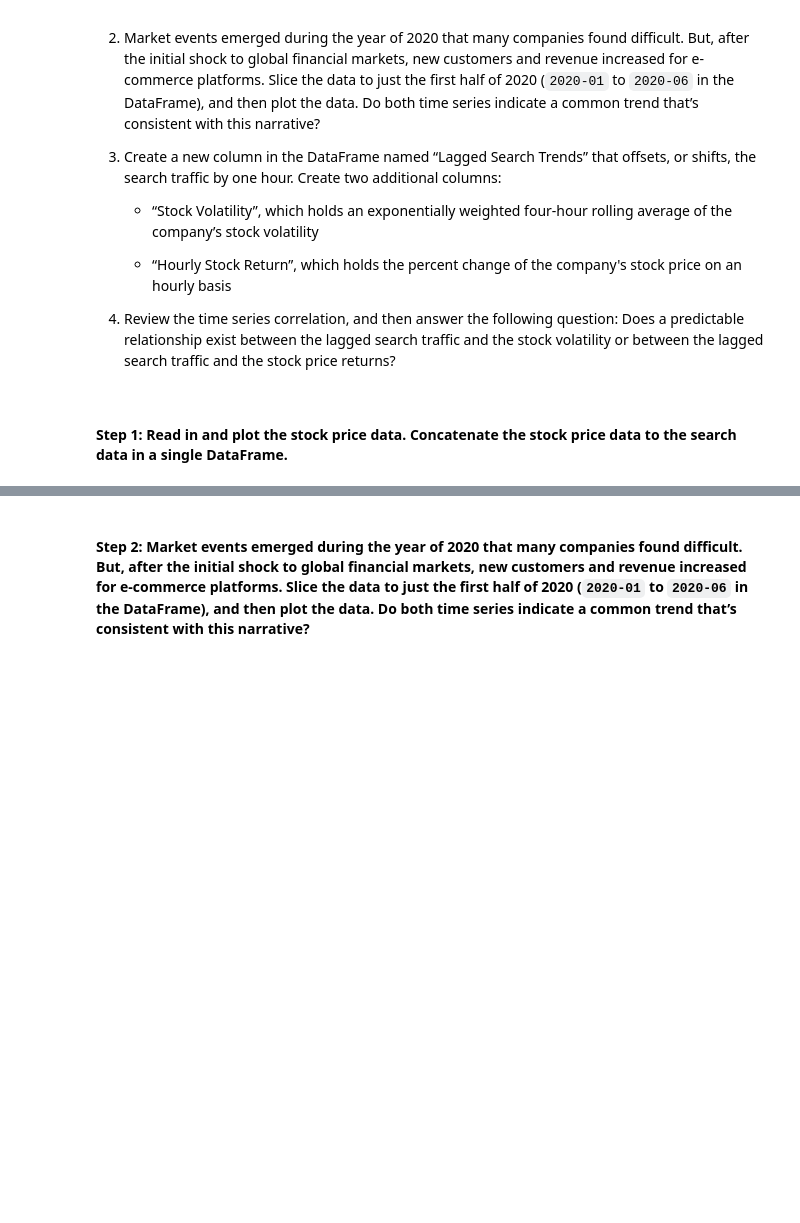
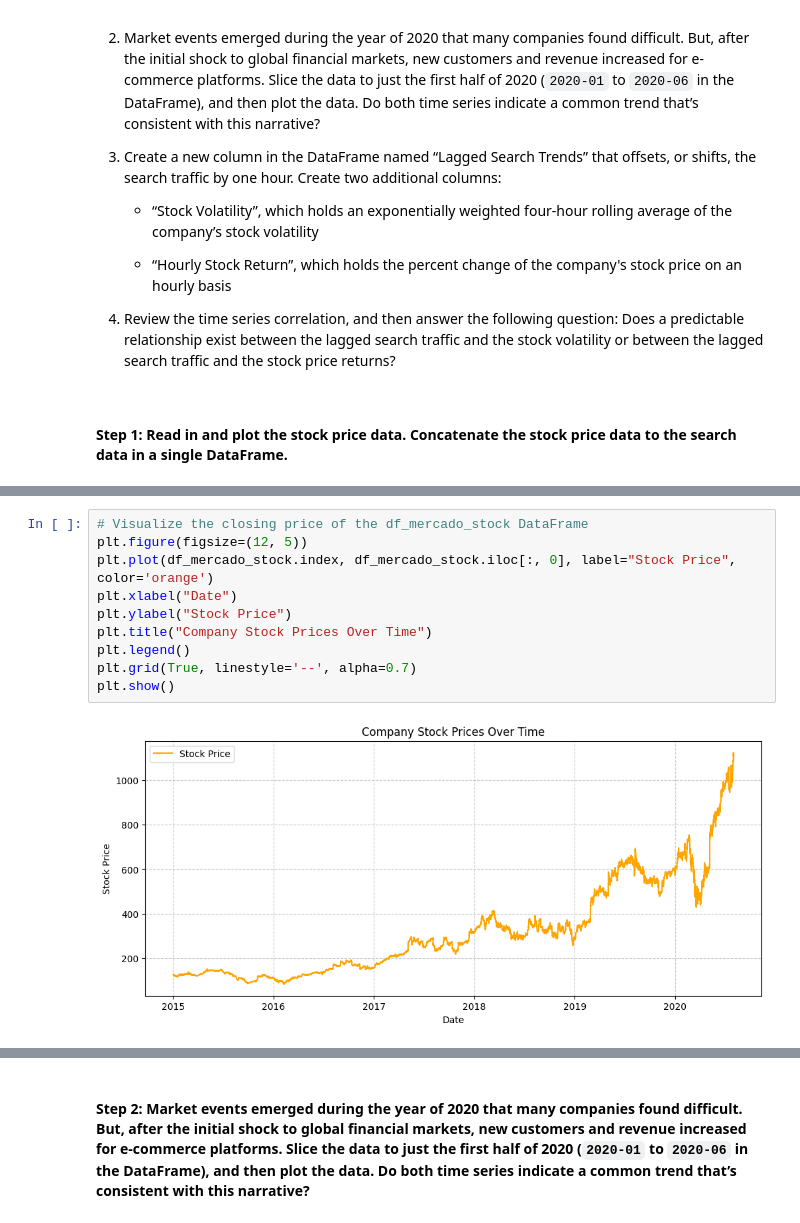
Before and after one commit to pooleel/prophet-challenge, a Jupyter notebook: forecasting_net_prophet.ipynb, the cells around one changed output, grey strips where cells are left out. Cells and saved outputs as stored; diff of their text form; blank space fills up the shorter version.

```diff
--- a/forecasting_net_prophet.ipynb
+++ b/forecasting_net_prophet.ipynb
@@ -254,3 +265,15 @@ URLError: <urlopen error [Errno 11002] getaddrinfo failed>
+# %%
+# Visualize the closing price of the df_mercado_stock DataFrame
+plt.figure(figsize=(12, 5))
+plt.plot(df_mercado_stock.index, df_mercado_stock.iloc[:, 0], label="Stock Price", color='orange')
+plt.xlabel("Date")
+plt.ylabel("Stock Price")
+plt.title("Company Stock Prices Over Time")
+plt.legend()
+plt.grid(True, linestyle='--', alpha=0.7)
+plt.show()
+# %% [output]
+[figure, added]
 # %%
 # Concatenate the df_mercado_stock DataFrame with the df_mercado_trends DataFrame
 # Concatenate the DataFrame by columns (axis=1), and drop and rows with only one column of data
```
Also changed, not shown: parts of 13 cells of this notebook.
